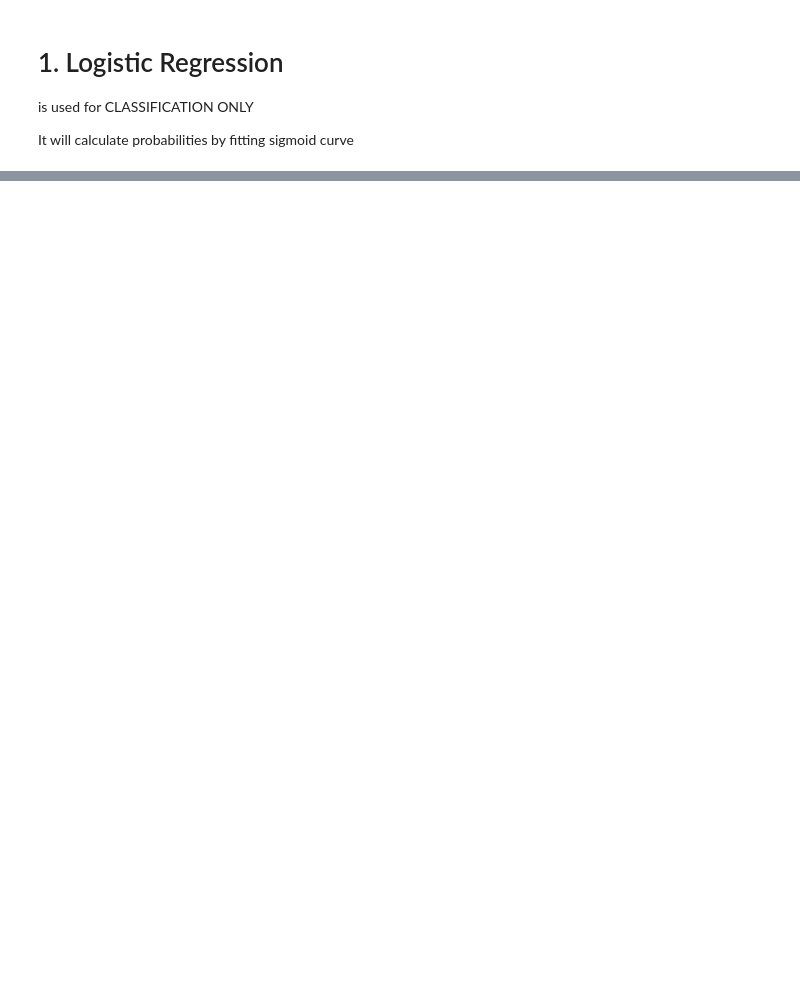
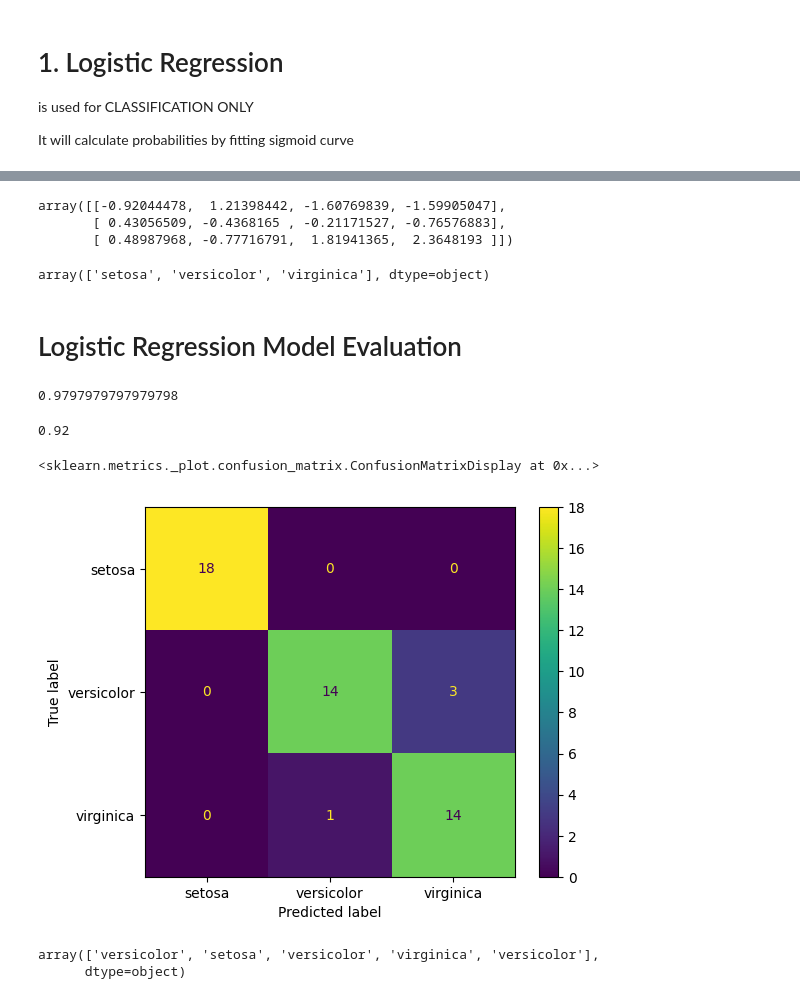
Before and after one commit to Aparna786711/machine_learning, a Jupyter notebook: 07 Logistic Regression and Decision Tree classification/Logistic_Decision.ipynb, the cells around one changed output, grey strips where cells are left out. Cells and saved outputs as stored; diff of their text form; code cells hidden in the pictures; blank space fills up the shorter version.

Commit message:
Logistic_regression_&_decision_tree

```diff
--- a/07 Logistic Regression and Decision Tree classification/Logistic_Decision.ipynb
+++ b/07 Logistic Regression and Decision Tree classification/Logistic_Decision.ipynb
@@ -13,0 +114,7 @@ operable program or batch file.
+# %%
+num_pipe = make_pipeline(SimpleImputer(strategy="median"), StandardScaler()).set_output(
+    transform="pandas"
+)
+# %%
+X_pre = num_pipe.fit_transform(X)
+X_pre.head()
@@ -13,0 +135,6 @@ operable program or batch file.
+# %%
+from sklearn.model_selection import train_test_split
+
+xtrain, xtest, ytrain, ytest = train_test_split(
+    X_pre, Y, test_size=0.33, random_state=21
+)
@@ -13,0 +189,5 @@ operable program or batch file.
+# %%
+from sklearn.linear_model import LogisticRegression
+
+log_model = LogisticRegression(random_state=21)
+log_model.fit(xtrain, ytrain)
@@ -13,0 +200,29 @@ operable program or batch file.
+# %%
+log_model.coef_
+# %% [output]
+array([[-0.92044478,  1.21398442, -1.60769839, -1.59905047],
+       [ 0.43056509, -0.4368165 , -0.21171527, -0.76576883],
+       [ 0.48987968, -0.77716791,  1.81941365,  2.3648193 ]])
+# %%
+log_model.classes_
+# %% [output]
+array(['setosa', 'versicolor', 'virginica'], dtype=object)
+# %% [markdown]
+# Logistic Regression Model Evaluation
+# %%
+# Train accuracy
+log_model.score(xtrain, ytrain)
+# %% [output]
+0.9797979797979798
+# %%
+# Test accuracy
+log_model.score(xtest, ytest)
+# %% [output]
+0.92
+# %%
+from sklearn.metrics import ConfusionMatrixDisplay
+
+ConfusionMatrixDisplay.from_estimator(log_model, xtest, ytest)
+# %% [output]
+<sklearn.metrics._plot.confusion_matrix.ConfusionMatrixDisplay at 0x...>
+[figure, added]
@@ -13,0 +232,5 @@ operable program or batch file.
+# %%
+ypred_train[0:5]
+# %% [output]
+array(['versicolor', 'setosa', 'versicolor', 'virginica', 'versicolor'],
+      dtype=object)
```
Also changed, not shown: parts of 111 cells of this notebook, 5 other files.
